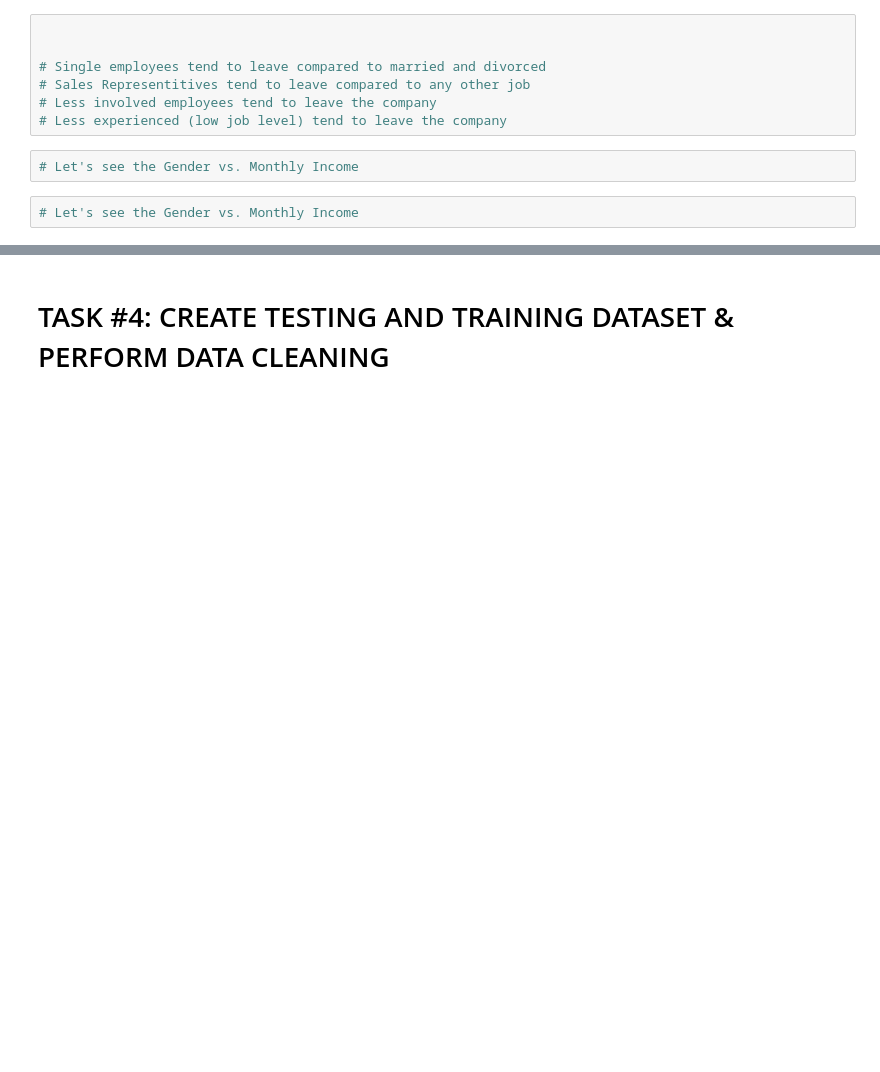
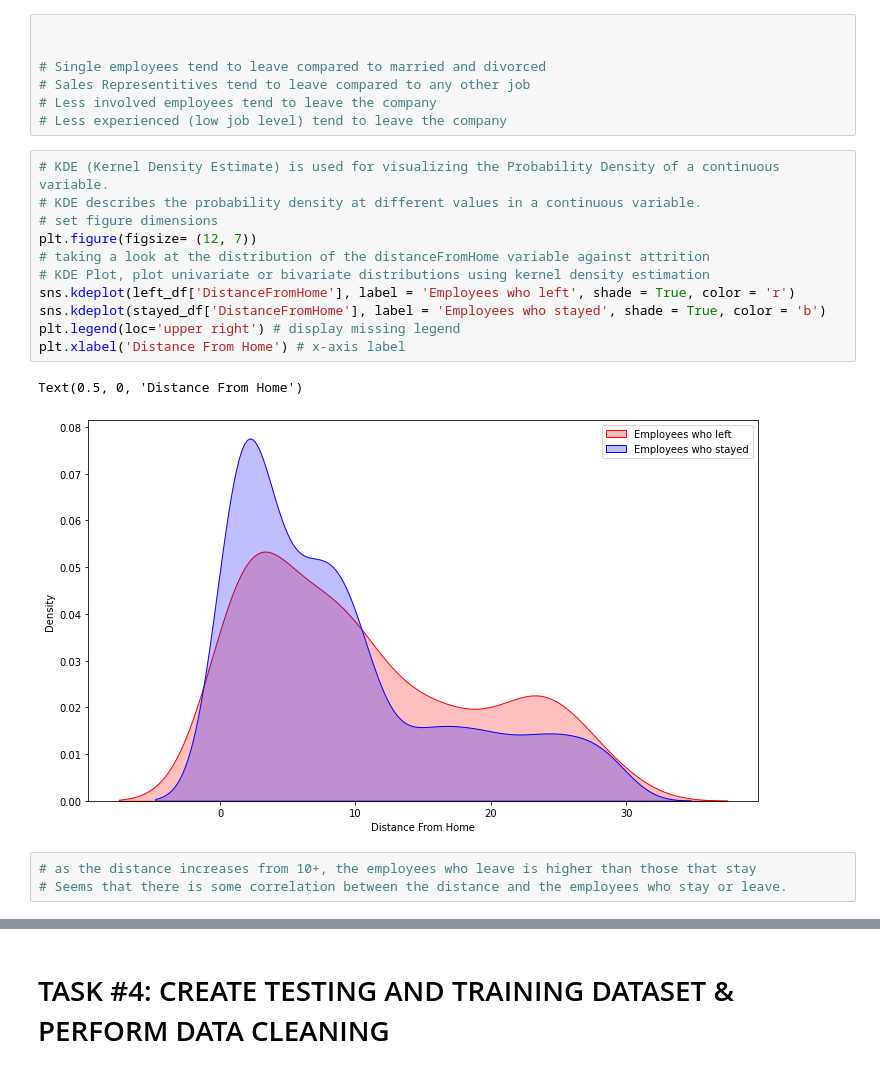
Before and after one commit to lavarius/DSCaseStudies, a Jupyter notebook: CS_Human_Resources_Department_Skeleton.ipynb, the cells around one changed output, grey strips where cells are left out. Saved outputs shown, nothing was run; the diff lists cells and outputs as text; blank space fills up the shorter version.

```diff
--- a/CS_Human_Resources_Department_Skeleton.ipynb
+++ b/CS_Human_Resources_Department_Skeleton.ipynb
@@ -200,7 +214,20 @@ sns.countplot(x = 'JobLevel', hue = 'Attrition', data = employee_df)
 # Sales Representitives tend to leave compared to any other job
 # Less involved employees tend to leave the company
 # Less experienced (low job level) tend to leave the company
-# %%
-# Let's see the Gender vs. Monthly Income
-# %%
-# Let's see the Gender vs. Monthly Income
+# %%
+# KDE (Kernel Density Estimate) is used for visualizing the Probability Density of a continuous variable.
+# KDE describes the probability density at different values in a continuous variable.
+# set figure dimensions
+plt.figure(figsize= (12, 7))
+# taking a look at the distribution of the distanceFromHome variable against attrition
+# KDE Plot, plot univariate or bivariate distributions using kernel density estimation
+sns.kdeplot(left_df['DistanceFromHome'], label = 'Employees who left', shade = True, color = 'r')
+sns.kdeplot(stayed_df['DistanceFromHome'], label = 'Employees who stayed', shade = True, color = 'b')
+plt.legend(loc='upper right') # display missing legend
+plt.xlabel('Distance From Home') # x-axis label
+# %% [output]
+Text(0.5, 0, 'Distance From Home')
+[figure, added]
+# %%
+# as the distance increases from 10+, the employees who leave is higher than those that stay
+# Seems that there is some correlation between the distance and the employees who stay or leave.
```
Also changed, not shown: parts of 7 cells of this notebook.
